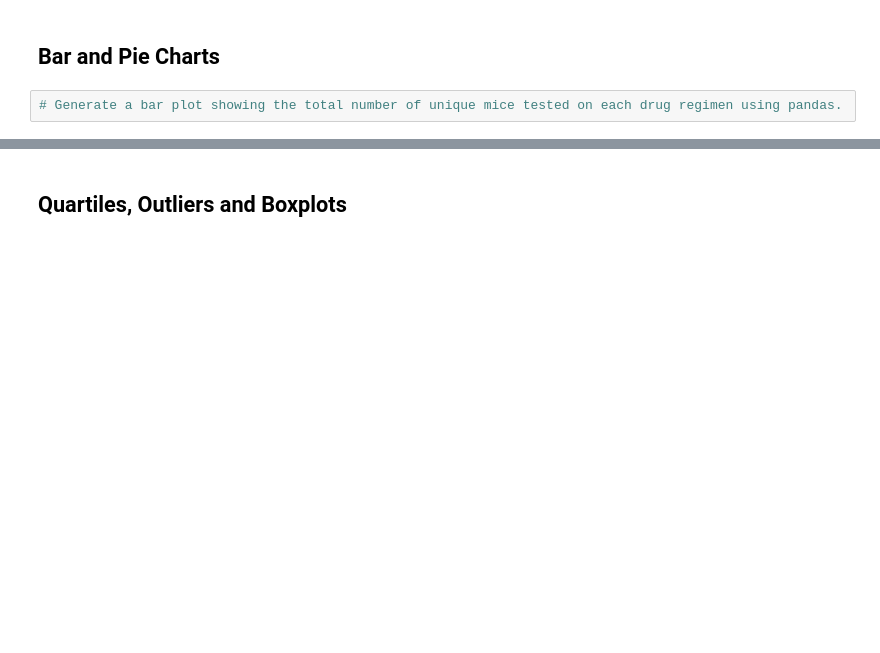
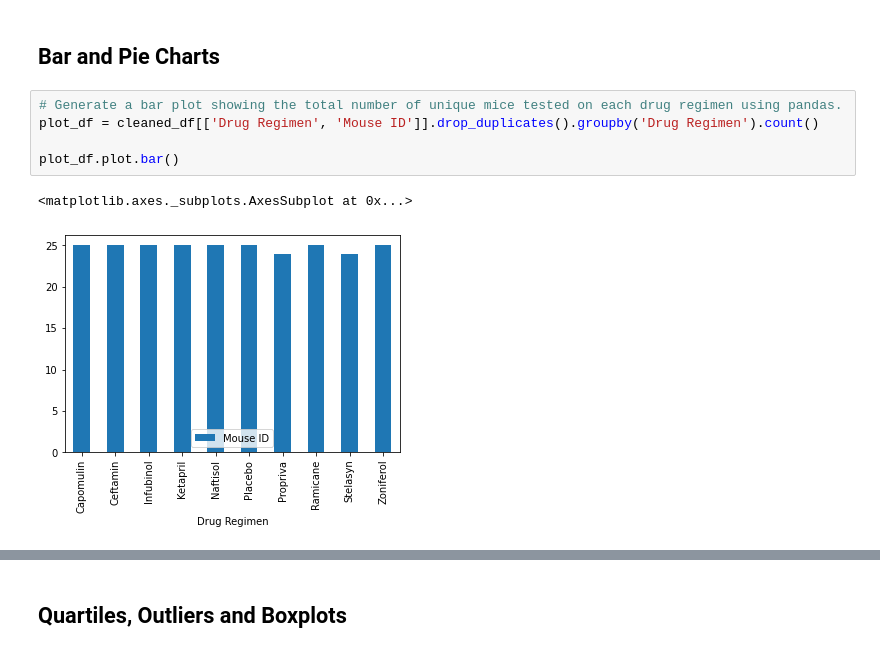
Before and after one commit to eerofeeva/05_matplotlib_challenge, a Jupyter notebook: Pymaceuticals/pymaceuticals_starter.ipynb, the cells around one changed output, grey strips where cells are left out. Cells and saved outputs as stored; diff of their text form; blank space fills up the shorter version.

Commit message:
WIP: done with the Plots

```diff
--- a/Pymaceuticals/pymaceuticals_starter.ipynb
+++ b/Pymaceuticals/pymaceuticals_starter.ipynb
@@ -142,5 +144,11 @@ Zoniferol     53.236507  51.818479  48.533355  6.966589  0.516398
 ## Bar and Pie Charts
 # %%
 # Generate a bar plot showing the total number of unique mice tested on each drug regimen using pandas.
+plot_df = cleaned_df[['Drug Regimen', 'Mouse ID']].drop_duplicates().groupby('Drug Regimen').count()
+
+plot_df.plot.bar()
+# %% [output]
+<matplotlib.axes._subplots.AxesSubplot at 0x...>
+[figure, added]
 # %%
 # Generate a bar plot showing the total number of unique mice tested on each drug regimen using pyplot.
```
Also changed, not shown: parts of 5 cells of this notebook.
